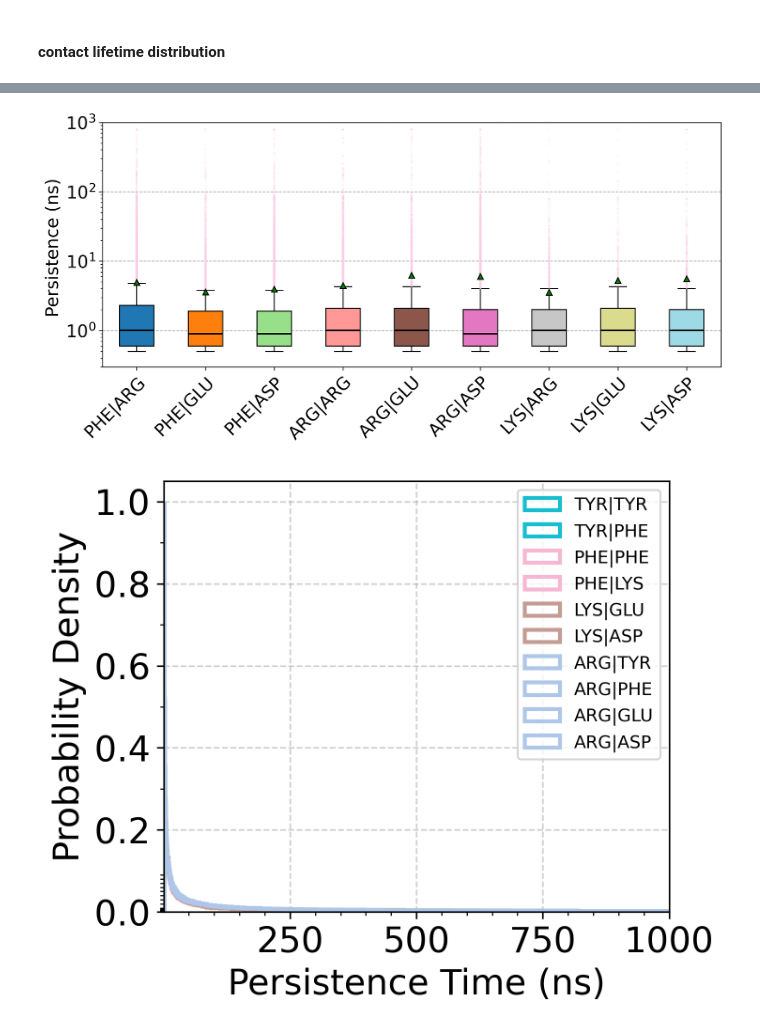
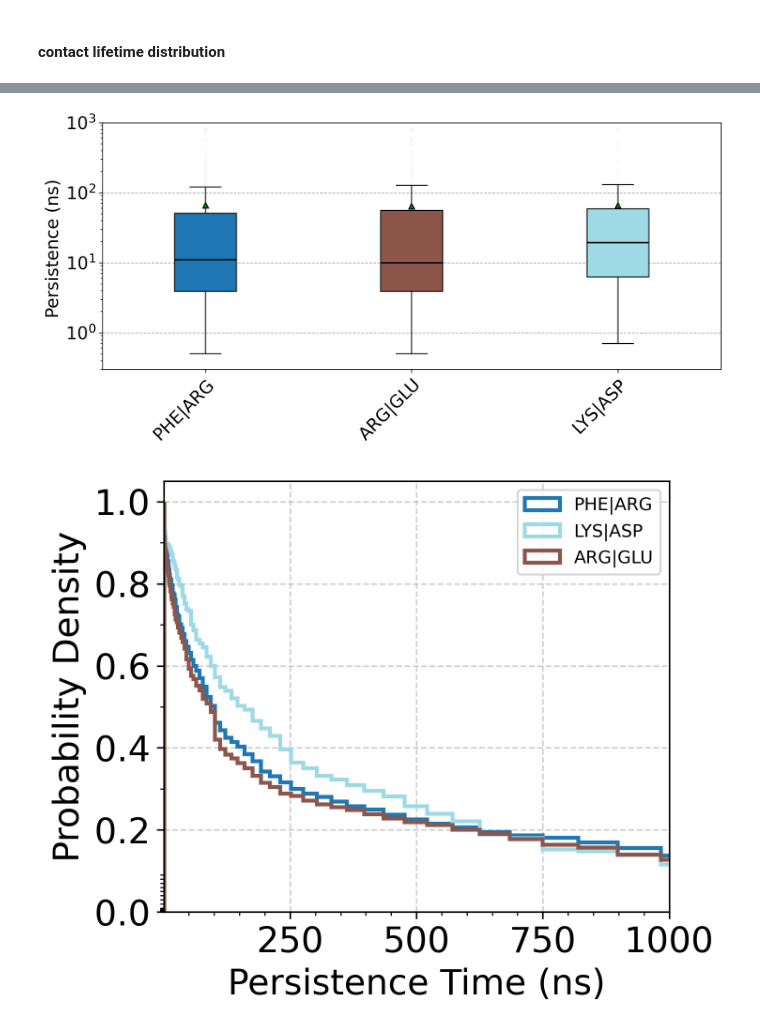
Before and after one commit to comp-mol-biol/cascade_computing, a Jupyter notebook: examples/minimal_example_MUT16_FFR.ipynb, the cells around one changed output, grey strips where cells are left out. Cells and saved outputs as stored; diff of their text form; code cells hidden in the pictures.

Commit message:
data_minimal_example

```diff
--- a/examples/minimal_example_MUT16_FFR.ipynb
+++ b/examples/minimal_example_MUT16_FFR.ipynb
@@ -13,7 +13,7 @@ import itertools
 # %% [output]
 [interactive output not drawn]
 # %%
-path_git='/home/lucia/cc/cascade_computing' #todo - path to git
+path_git='../../../cascade_computing' #todo - path to git
 sys.path.append(path_git)
 print(os.path.exists(os.path.join(path_git, 'src')))
 # %% [output]
@@ -28,6 +23,6 @@ from src.compute.signac import sgnc as sgnc
 from src.compute.utils import toolbox_plots as ptools
 from src.compute.utils import toolbox_normalization as ntools
 # %%
-p_name='MUT16_FFR_atm_analysis'
+p_name='MUT16_FFR_atm_analysis_part'
 path=path_git+'/examples'
 project_path= path +'/' + p_name
@@ -56,6 +43,8 @@ Size: 10
 # %%
-#connect data
+#connect data for lifetimes
 for job in project:
-    job.doc.data_path=path_data+'/'+str(job.id)+'/results_files'
-    job.doc.contact_path=path_data+'/'+str(job.id)+'/results_files'
-    job.doc.results_path=job.doc.contact_path
+    job.doc.data_path=job.path+'/results_files_lifetimes'
+    job.doc.contact_path=job.doc.data_path
+    job.doc.results_path=job.doc.data_path
+
+project.run(progress=True,num_passes=1, order="by-job", names=['connecting_data'])#, jobs=[job])
@@ -84,4 +66,4 @@ project.operations
 # %% [markdown]
 #### choose a single job
 # %%
-job = project.open_job(id='54544235add59ef9295f39739c202cb5')
+job = project.open_job(id='a3a724f3dd192659771f08027a756af8')
@@ -239,35 +252,37 @@ res_type_perc
 # %%
-#what do plot
+#what do plot - choose pairs
+pairs=[["PHE","ARG"],["ARG","GLU"],["LYS","ASP"]]
+
 output_filename = ''
 val_title=''
 query=["MUT16","MUT16"]
-subquery=np.array([["PHE","ARG"],["ARG","GLU"],["LYS","ASP"]])
+subquery=np.array(pairs)
 
 
 mat=ntools.query_slice(query, subquery,res_type_perc )
 #mat=res_type_perc
 #filter
-mat_filtered = mat.applymap(
+mat_filtered = mat.map(
 lambda lst: [x for x in lst if x >= 5] if isinstance(list(lst), list) else []
 )
 #data pairs for labeling with color map
 all_pairs = list(itertools.product(mat_filtered.index, mat_filtered.columns))
 joined_all_pairs = ["_".join(map(str, l)) for l in all_pairs]
 
 unique_pairs = list(dict.fromkeys(joined_all_pairs))
 
 import matplotlib.cm as cm
 cmap = cm.get_cmap("tab20", len(unique_pairs))
 pair_to_color = {p: cmap(i) for i, p in enumerate(unique_pairs)}
 
 # pass the DICT (not the list)
 color_map = pair_to_color
 
-ptools.plot_boxplots_whisker_scaled(mat_filtered, output_filename, color_map,val_title, scale=0.1)
+ptools.plot_boxplots_whisker_scaled(mat_filtered, output_filename, color_map,val_title, scale=0.1, pairs=pairs)
 # %% [output]
-[figure, old version]
+[figure, new version]
 # %%
-mat_filtered = res_type_perc.applymap(
+mat_filtered = res_type_perc.map(
 lambda lst: [x for x in lst if x >= 0] if isinstance(list(lst), list) else []
 )
 #data pairs for labeling with color map
@@ -276,13 +291,6 @@ joined_all_pairs = ["_".join(map(str, l)) for l in all_pairs]
 
 unique_pairs = list(dict.fromkeys(joined_all_pairs))
 
-import matplotlib.cm as cm
-cmap = cm.get_cmap("tab20", len(unique_pairs))
-pair_to_color = {p: cmap(i) for i, p in enumerate(unique_pairs)}
-
-# pass the DICT (not the list)
-color_map = pair_to_color
-
-ptools.plot_hist(mat_filtered, output_filename, color_map,val_title)
+ptools.plot_hist(mat_filtered, output_filename, color_map,title=val_title,pairs=pairs)
 # %% [output]
-[figure, old version]
+[figure, new version]
```
Also changed, not shown: parts of 31 cells of this notebook, 1 other file.
